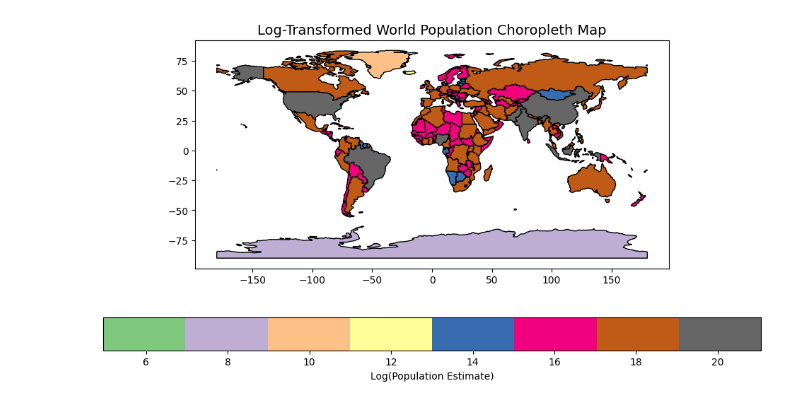
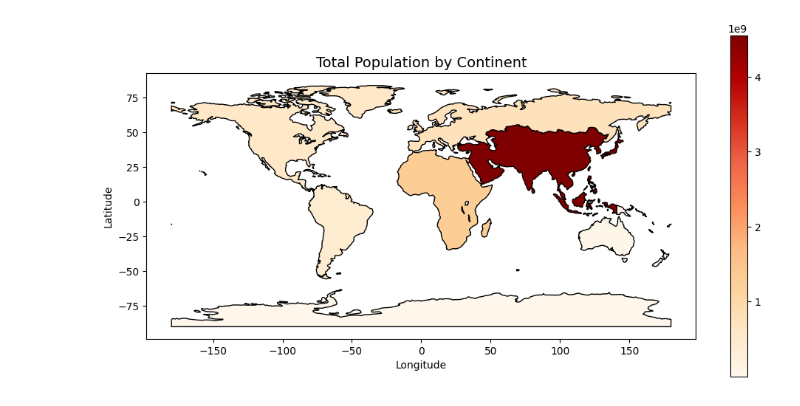
Before and after one commit to b3rian/Geospatial-Analysis, a Jupyter notebook: geopandas tutorial.ipynb, the cells around one changed output. Saved outputs shown, nothing was run; the diff lists cells and outputs as text; code cells hidden in the pictures.

```diff
--- a/geopandas tutorial.ipynb
+++ b/geopandas tutorial.ipynb
@@ -4,6 +4,4 @@ import geopandas as gpd
 import matplotlib.pyplot as plt
 import numpy as np
 # %%
-data_folder = r"C:\Users\ADMIN\Downloads\110m_cultural"
-gdf = gpd.read_file(os.path.join(data_folder, "ne_110m_admin_0_countries.shp"))
-gdf.head()
+dataset = gpd.read_file(r"C:\Users\ADMIN\Downloads\110m_cultural\ne_110m_admin_0_countries_lakes.shp")
@@ -66,0 +25,10 @@ plt.show()
+# %%
+dataset["centroid"] = dataset.geometry.centroid
+
+# Plot the centroids
+fig, ax = plt.subplots(figsize=(12, 6))
+dataset.plot(ax=ax, edgecolor="black")
+dataset["centroid"].plot(ax=ax, color="red", markersize=10)
+
+ax.set_title("Centroids of Countries")
+plt.show()
@@ -66,0 +90,8 @@ plt.show()
+# %%
+gdf_continent = dataset.dissolve(by="CONTINENT", aggfunc={"POP_EST": "sum"})
+
+# Reset index to clean the GeoDataFrame
+gdf_continent.reset_index(inplace=True)
+
+# Display aggregated population per continent
+gdf_continent[["CONTINENT", "POP_EST"]]
@@ -67,17 +108,12 @@ plt.show()
 # %%
+# Plot the aggregated map
+fig, ax = plt.subplots(figsize=(12, 6))
+gdf_continent.plot(column="POP_EST", cmap="OrRd", edgecolor="black", legend=True, ax=ax)
 
-
-# Avoid log(0) issues by replacing zero values with NaN
-gdf['log_pop'] = np.log1p(gdf['POP_EST'])
-
-# Plot log-transformed population map
-fig, ax = plt.subplots(figsize=(12, 6))
-gdf.plot(column='log_pop', cmap='Accent', edgecolor='black',
-           legend=True, legend_kwds={'label': "Log(Population Estimate)",
-                                     'orientation': "horizontal"},
-           ax=ax)
-
-ax.set_title("Log-Transformed World Population Choropleth Map", fontsize=14)
+# Customize the plot
+plt.title("Total Population by Continent", fontsize=14)
+plt.xlabel("Longitude")
+plt.ylabel("Latitude")
 plt.show()
 # %% [output]
-[figure, old version]
+[figure, new version]
```
Also changed, not shown: parts of 13 cells of this notebook.
